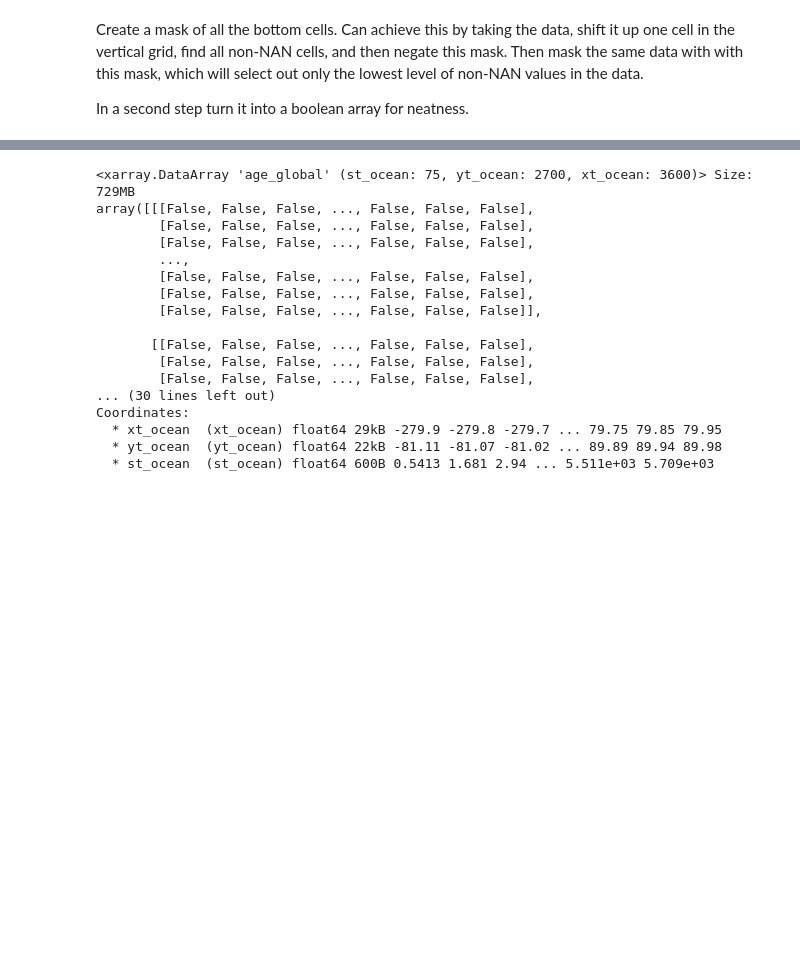
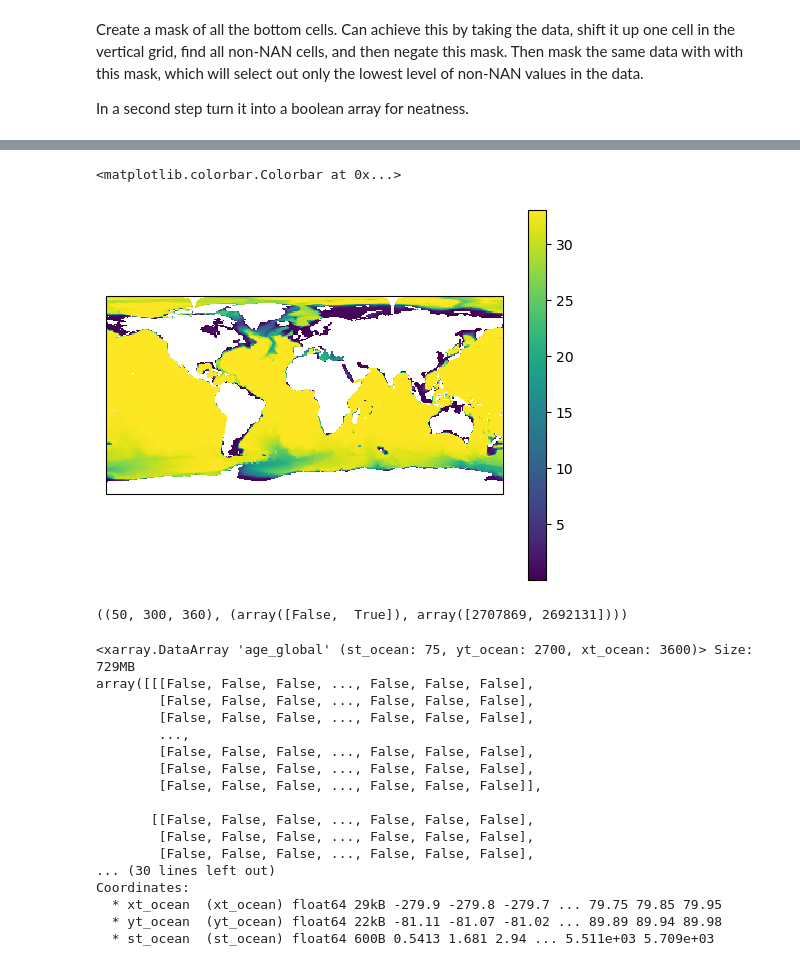
Before and after one commit to ACCESS-NRI/ACCESS-ENSO-recipes, a Jupyter notebook: cosima/Extract_Variables_at_Ocean_Bottom.ipynb, the cells around one changed output, grey strips where cells are left out. Drawn from its saved outputs; the diff is of its cells as text; code cells hidden in the pictures; blank space fills up the shorter version.

Commit message:
check ocean bottom

```diff
--- a/cosima/Extract_Variables_at_Ocean_Bottom.ipynb
+++ b/cosima/Extract_Variables_at_Ocean_Bottom.ipynb
@@ -85,7 +75,7 @@ from esmf_regrid.schemes import (
 from esmvalcore.dataset import Dataset
 model_OM2 = Dataset(short_name='agessc', project='CMIP6',
     activity='OMIP', mip="Omon", exp="omip2",
-    ensemble="r1i1p1f1", timerange="*",
+    ensemble="r1i1p1f1", timerange="0300/0366",
     dataset="ACCESS-OM2", grid="gn")
 
 # facets = {'dataset':"ACCESS-OM2-025"}
@@ -180,0 +184,14 @@ In a second step turn it into a boolean array for neatness.
+# %%
+# 1645877/1594123, 2707869/2692131
+import numpy as np
+
+test.data.mask.shape, test.data.mask[1:].shape, test.data.mask[1].shape
+shiftmask = np.append(test.data.mask[1:], np.ones((1,300,360), dtype=bool), axis=0)#.shape
+# add masks where 1 else mask, use valid values
+mask = test.data.mask.astype(int) - shiftmask.astype(int)
+# use_mask = np.zeros_like(mask, bool)
+use_mask[mask == 0] = True
+np.unique(mask, return_counts=True), 300*360
+
+test.data = np.ma.MaskedArray(test.data, mask=use_mask)
+test
@@ -181,4 +215,14 @@ In a second step turn it into a boolean array for neatness.
+# %%
+import matplotlib.pyplot as plt
+cube = test.collapsed(['depth'], iris.analysis.SUM)
+cube_age = regrid(cube, '1x1', scheme='linear')
+iplt.pcolormesh(cube_age)
+plt.colorbar()
+# %% [output]
+<matplotlib.colorbar.Colorbar at 0x...>
+[figure, added]
 # %%
+import numpy as np
 # cube test #shift cube data? 3d array, slice
 def trend_month_sst(cube_prep): #e.g., dSST[feb] = SST[feb] - SST [jan]
     a_data = cube_prep.data.data
@@ -189,7 +233,15 @@ def trend_month_sst(cube_prep): #e.g., dSST[feb] = SST[feb] - SST [jan]
     cube = annual_statistics(cube, 'sum')[:-1]
     return cube
 
-# mask with iris Contraint? -> max depth, data mask? -depth*age?
+# mask with iris Contraint? -> max depth for a cell, data mask? -depth*age?
+# get array - np run as below
+test # cube #shift by depth -1, where valid, create mask
+
+# append layer of true/mask on bottom, remove surface - slice [1:]
+
+test.data.mask.shape, np.unique(test.data.mask, return_counts=True)
+# %% [output]
+((50, 300, 360), (array([False,  True]), array([2707869, 2692131])))
 # %%
 bottom_mask = age_mean.where(~np.isfinite(age_mean.shift({'st_ocean': -1})))
 bottom_mask = ~np.isnan(bottom_mask)
```
Also changed, not shown: parts of 6 cells of this notebook.
